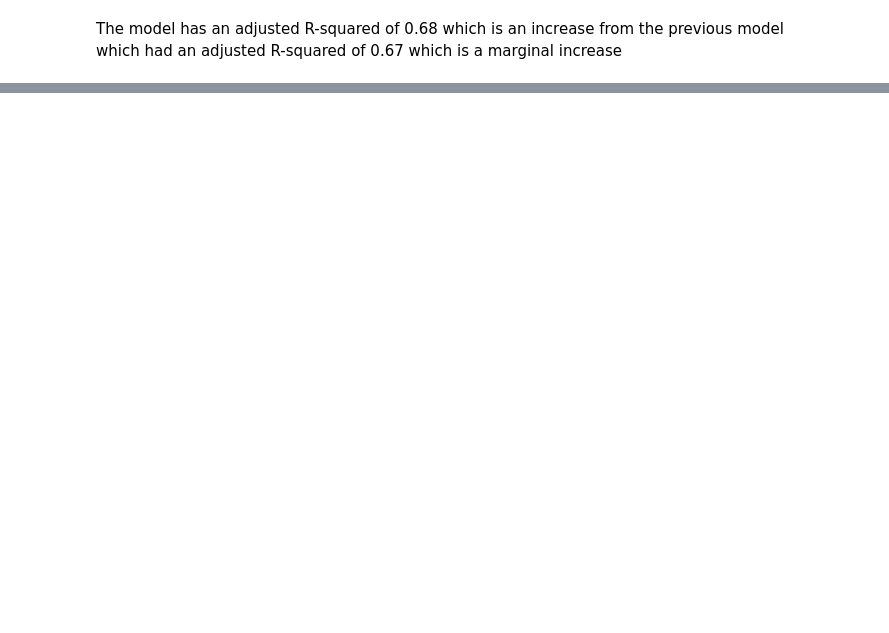
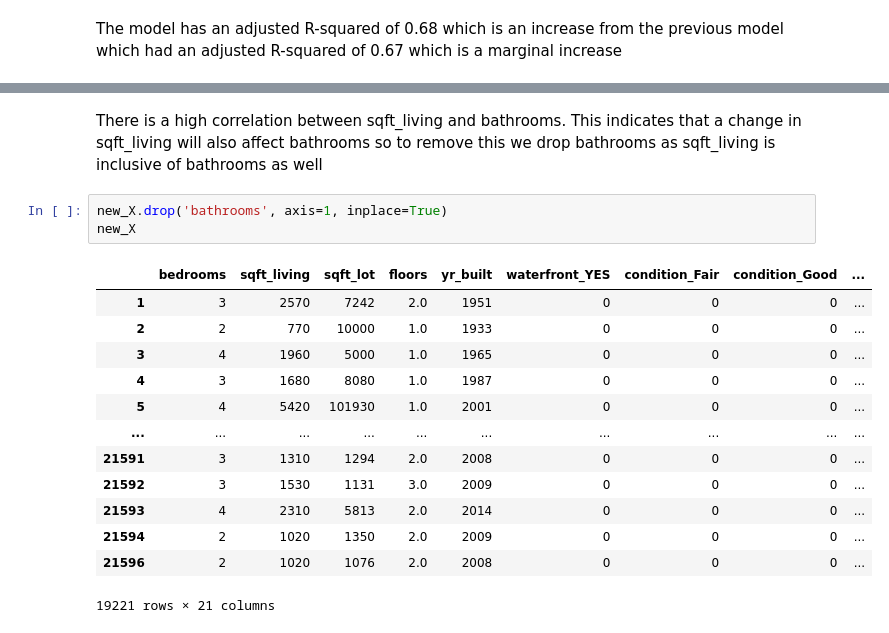
Before and after one commit to AdnanK1/phase-2, a Jupyter notebook: index.ipynb, the cells around one changed output, grey strips where cells are left out. Cells and saved outputs as stored; diff of their text form; blank space fills up the shorter version.

Commit message:
Removing the bathrooms column then modelling

```diff
--- a/index.ipynb
+++ b/index.ipynb
@@ -229,0 +272,19 @@ The model has an adjusted R-squared of 0.68 which is an increase from the previo
+# %% [markdown]
+There is a high correlation between sqft_living and bathrooms. This indicates that a change in sqft_living will also affect bathrooms so to remove this we drop bathrooms as sqft_living is inclusive of bathrooms as well
+# %%
+new_X.drop('bathrooms', axis=1, inplace=True)
+new_X
+# %% [output]
+|  | bedrooms | sqft_living | sqft_lot | floors | yr_built | waterfront_YES | condition_Fair | condition_Good | ... |
+| 1 | 3 | 2570 | 7242 | 2.0 | 1951 | 0 | 0 | 0 | ... |
+| 2 | 2 | 770 | 10000 | 1.0 | 1933 | 0 | 0 | 0 | ... |
+| 3 | 4 | 1960 | 5000 | 1.0 | 1965 | 0 | 0 | 0 | ... |
+| 4 | 3 | 1680 | 8080 | 1.0 | 1987 | 0 | 0 | 0 | ... |
+| 5 | 4 | 5420 | 101930 | 1.0 | 2001 | 0 | 0 | 0 | ... |
+| ... | ... | ... | ... | ... | ... | ... | ... | ... | ... |
+| 21591 | 3 | 1310 | 1294 | 2.0 | 2008 | 0 | 0 | 0 | ... |
+| 21592 | 3 | 1530 | 1131 | 3.0 | 2009 | 0 | 0 | 0 | ... |
+| 21593 | 4 | 2310 | 5813 | 2.0 | 2014 | 0 | 0 | 0 | ... |
+| 21594 | 2 | 1020 | 1350 | 2.0 | 2009 | 0 | 0 | 0 | ... |
+| 21596 | 2 | 1020 | 1076 | 2.0 | 2008 | 0 | 0 | 0 | ... |
+19221 rows × 21 columns
```
Also changed, not shown: parts of 7 cells of this notebook.
